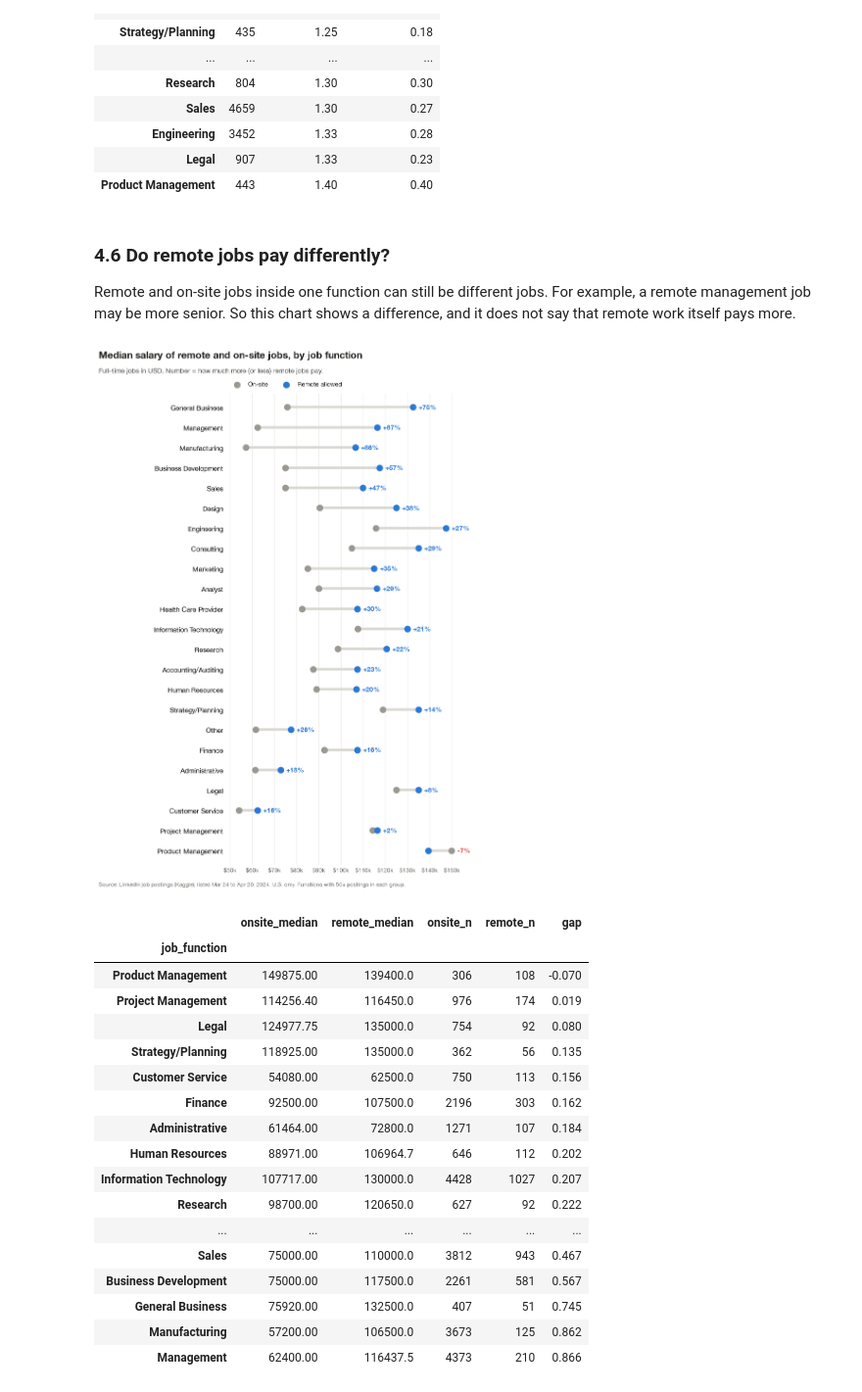
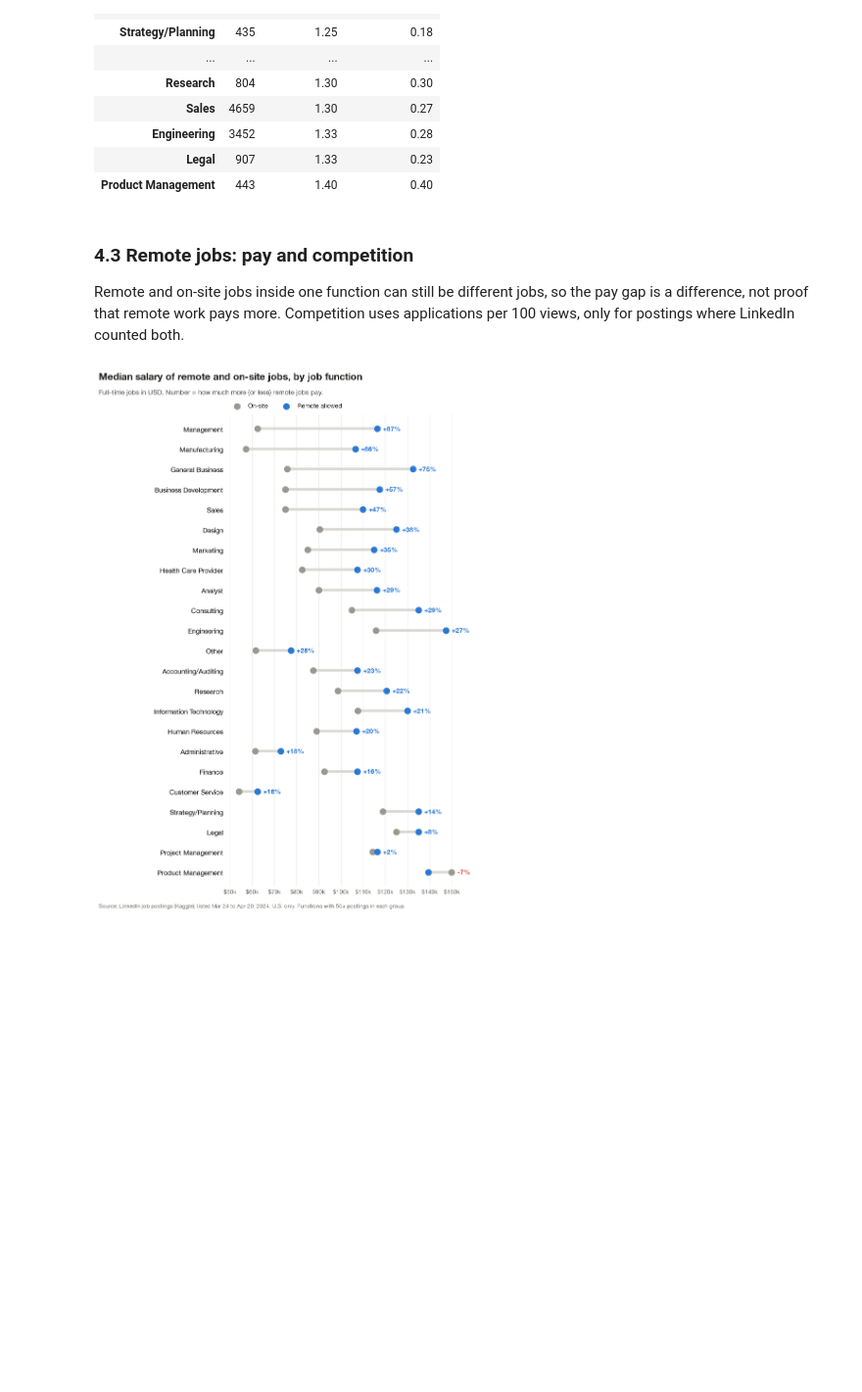
Before and after one commit to jessyyi/Py3onistas, a Jupyter notebook: notebooks/01_data_eda.ipynb, the cells around one changed output. Shown at 98% size. Cells and saved outputs as stored; diff of their text form; code cells hidden in the pictures; blank space fills up the shorter version.

Commit message:
RQ1 final charts with industry groups, summary tables for the website

```diff
--- a/notebooks/01_data_eda.ipynb
+++ b/notebooks/01_data_eda.ipynb
@@ -43,6 +55,12 @@ I also want views, applications and company size, which are in the raw tables bu
 tables = load_raw_tables(RAW_DIR)
 jobs = ma.add_posting_details(clean, tables)
 jobs = ma.add_pay_transparency_flag(jobs)
+jobs = add_text_signals(jobs, cache_path=f"{PROCESSED}/text_signals.parquet")
+jobs = add_resume_signals(jobs, cache_path=f"{PROCESSED}/resume_signals.parquet")
+
+# merge LinkedIn industries into plain groups (CS/IT, Finance, ...), see src/industry_groups.py
+jobs = ig.add_industry_group(jobs)
+print("industry names not in any group:", ig.unmapped_industries(jobs))
 overall_disclosure = jobs["salary_disclosed"].mean()
 jobs.shape
 # %% [output]
@@ -462,34 +709,15 @@ ma.range_width(jobs, by="job_function", min_n=200).round(2)
 | Legal | 907 | 1.33 | 0.23 |
 | Product Management | 443 | 1.40 | 0.40 |
 # %% [markdown]
-### 4.6 Do remote jobs pay differently?
+### 4.3 Remote jobs: pay and competition
 
-Remote and on-site jobs inside one function can still be different jobs. For example, a remote management job may be more senior. So this chart shows a difference, and it does not say that remote work itself pays more.
+Remote and on-site jobs inside one function can still be different jobs, so the pay gap is a difference, not proof that remote work pays more. Competition uses applications per 100 views, only for postings where LinkedIn counted both.
 # %%
 gap = ma.remote_pay_gap(jobs, by="job_function", min_n=50)
 mp.plot_dumbbell(gap, "onsite_median", "remote_median", "On-site", "Remote allowed",
                  "Median salary of remote and on-site jobs, by job function",
                  "Full-time jobs in USD. Number = how much more (or less) remote jobs pay.",
                  SOURCE + " Functions with 50+ postings in each group.", path=f"{FIG}/remote_vs_onsite_pay.png")
 plt.show()
-gap.round(3)
 # %% [output]
-[figure, old version]
+[figure, new version]
-|  | onsite_median | remote_median | onsite_n | remote_n | gap |
-| job_function |  |  |  |  |  |
-| Product Management | 149875.00 | 139400.0 | 306 | 108 | -0.070 |
-| Project Management | 114256.40 | 116450.0 | 976 | 174 | 0.019 |
-| Legal | 124977.75 | 135000.0 | 754 | 92 | 0.080 |
-| Strategy/Planning | 118925.00 | 135000.0 | 362 | 56 | 0.135 |
-| Customer Service | 54080.00 | 62500.0 | 750 | 113 | 0.156 |
-| Finance | 92500.00 | 107500.0 | 2196 | 303 | 0.162 |
-| Administrative | 61464.00 | 72800.0 | 1271 | 107 | 0.184 |
-| Human Resources | 88971.00 | 106964.7 | 646 | 112 | 0.202 |
-| Information Technology | 107717.00 | 130000.0 | 4428 | 1027 | 0.207 |
-| Research | 98700.00 | 120650.0 | 627 | 92 | 0.222 |
-| ... | ... | ... | ... | ... | ... |
-| Sales | 75000.00 | 110000.0 | 3812 | 943 | 0.467 |
-| Business Development | 75000.00 | 117500.0 | 2261 | 581 | 0.567 |
-| General Business | 75920.00 | 132500.0 | 407 | 51 | 0.745 |
-| Manufacturing | 57200.00 | 106500.0 | 3673 | 125 | 0.862 |
-| Management | 62400.00 | 116437.5 | 4373 | 210 | 0.866 |
```
Also changed, not shown: parts of 99 cells of this notebook, 54 other files.
